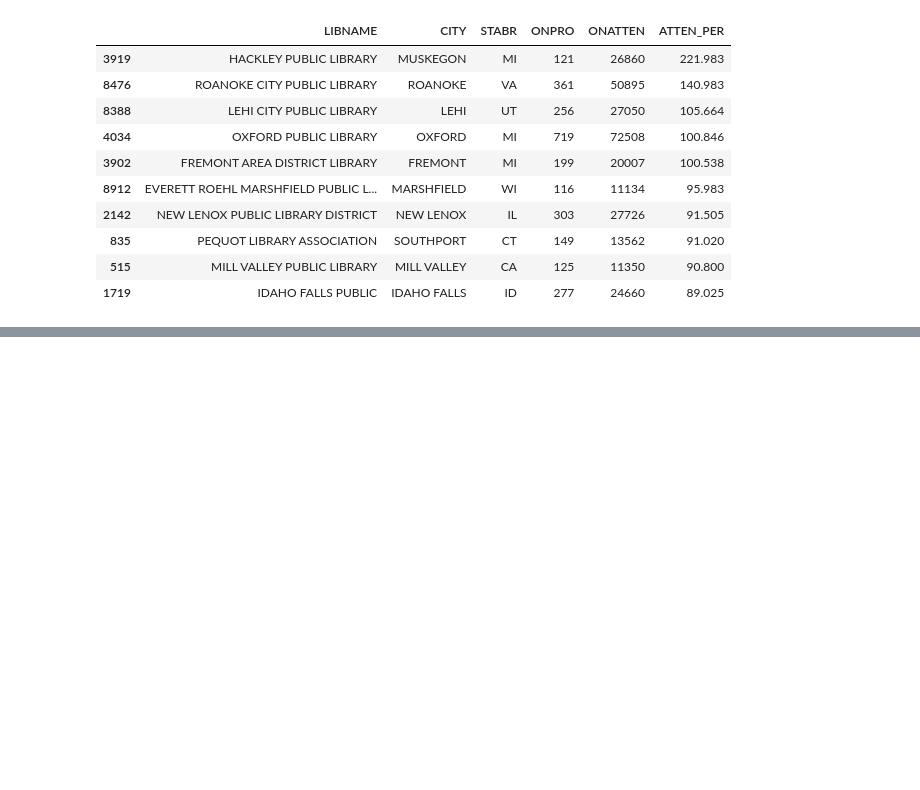
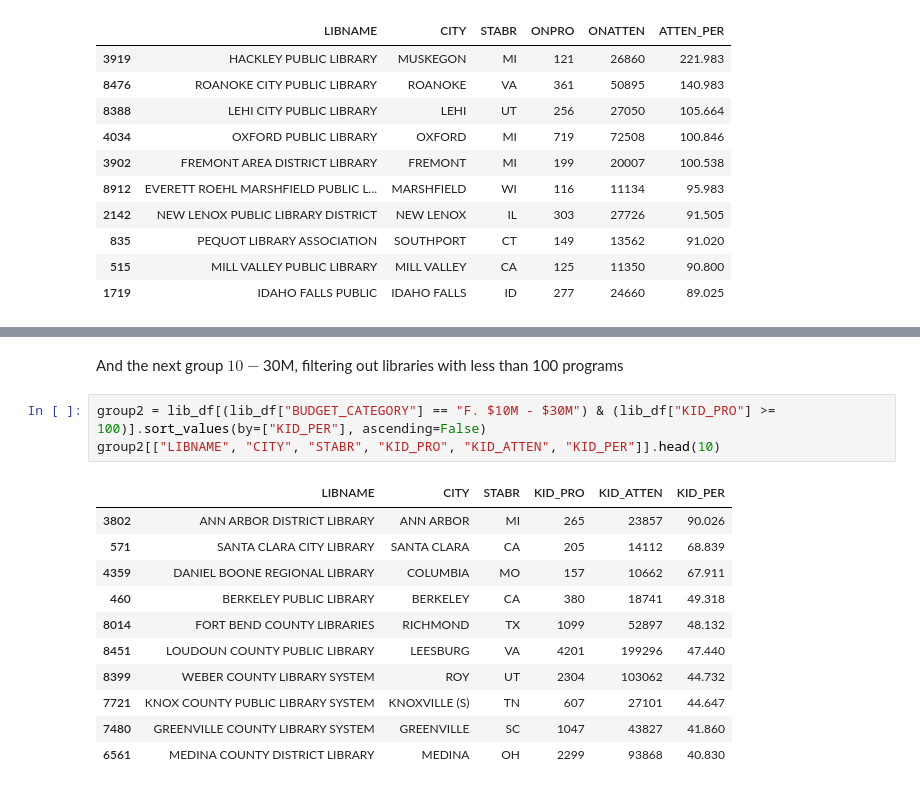
Before and after one commit to beefoo/public-library-survey, a Jupyter notebook: faq.ipynb, the cells around one changed output, grey strips where cells are left out. Cells and saved outputs as stored; diff of their text form; blank space fills up the shorter version.

```diff
--- a/faq.ipynb
+++ b/faq.ipynb
@@ -300,0 +347,17 @@ group4[["LIBNAME", "CITY", "STABR", "ONPRO", "ONATTEN", "ATTEN_PER"]].head(10)
+# %% [markdown]
+And the next group $10 - $30M, filtering out libraries with less than 100 programs
+# %%
+group2 = lib_df[(lib_df["BUDGET_CATEGORY"] == "F. $10M - $30M") & (lib_df["KID_PRO"] >= 100)].sort_values(by=["KID_PER"], ascending=False)
+group2[["LIBNAME", "CITY", "STABR", "KID_PRO", "KID_ATTEN", "KID_PER"]].head(10)
+# %% [output]
+|  | LIBNAME | CITY | STABR | KID_PRO | KID_ATTEN | KID_PER |
+| 3802 | ANN ARBOR DISTRICT LIBRARY | ANN ARBOR | MI | 265 | 23857 | 90.026 |
+| 571 | SANTA CLARA CITY LIBRARY | SANTA CLARA | CA | 205 | 14112 | 68.839 |
+| 4359 | DANIEL BOONE REGIONAL LIBRARY | COLUMBIA | MO | 157 | 10662 | 67.911 |
+| 460 | BERKELEY PUBLIC LIBRARY | BERKELEY | CA | 380 | 18741 | 49.318 |
+| 8014 | FORT BEND COUNTY LIBRARIES | RICHMOND | TX | 1099 | 52897 | 48.132 |
+| 8451 | LOUDOUN COUNTY PUBLIC LIBRARY | LEESBURG | VA | 4201 | 199296 | 47.440 |
+| 8399 | WEBER COUNTY LIBRARY SYSTEM | ROY | UT | 2304 | 103062 | 44.732 |
+| 7721 | KNOX COUNTY PUBLIC LIBRARY SYSTEM | KNOXVILLE (S) | TN | 607 | 27101 | 44.647 |
+| 7480 | GREENVILLE COUNTY LIBRARY SYSTEM | GREENVILLE | SC | 1047 | 43827 | 41.860 |
+| 6561 | MEDINA COUNTY DISTRICT LIBRARY | MEDINA | OH | 2299 | 93868 | 40.830 |
```
Also changed, not shown: parts of 8 cells of this notebook.
